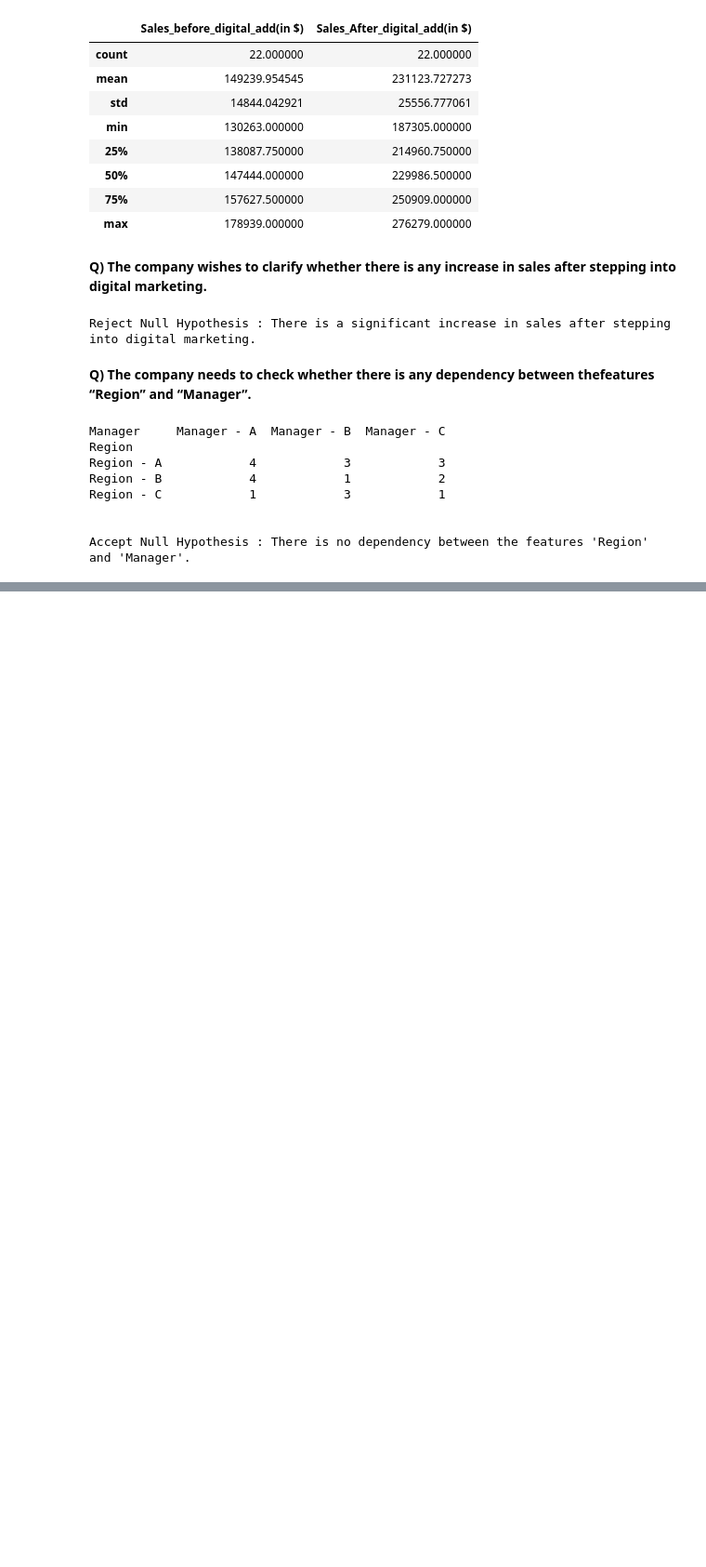
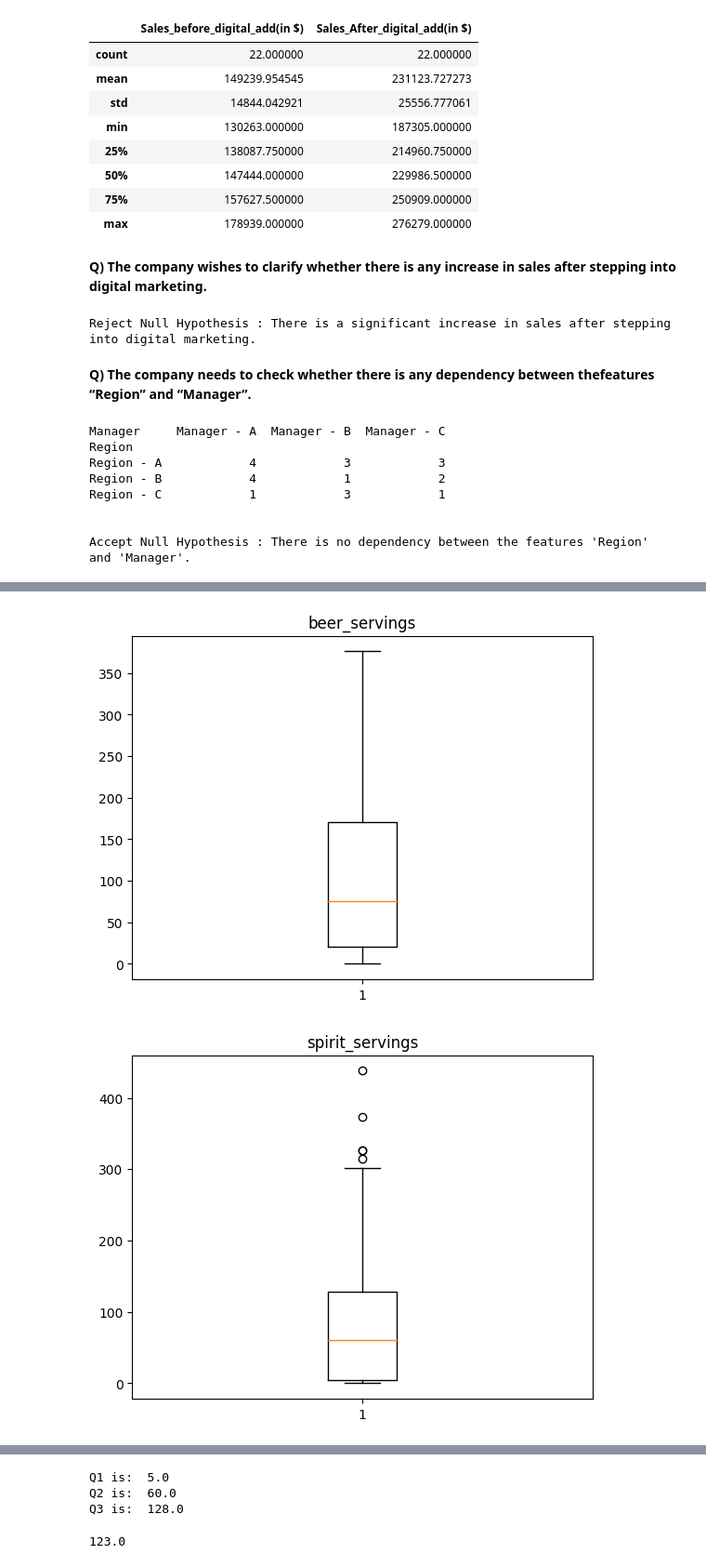
Before and after one commit to thedemonKingx1337/DSA_ICTAK_PythonBase, a Jupyter notebook: DSA_PythonBase.ipynb, the cells around one changed output, grey strips where cells are left out. Shown at 93% size. Cells and saved outputs as stored; diff of their text form; code cells hidden in the pictures; blank space fills up the shorter version.

```diff
--- a/DSA_PythonBase.ipynb
+++ b/DSA_PythonBase.ipynb
@@ -2181,0 +2610,7 @@ Accept Null Hypothesis : There is no dependency between the features 'Region' an
+# %%
+data['beer_servings'] = data['beer_servings'].fillna(data['beer_servings'].median())
+data['spirit_servings'] = data['spirit_servings'].fillna(data['spirit_servings'].median())
+data['wine_servings'] = data['wine_servings'].fillna(data['wine_servings'].median())
+data['total_litres_of_pure_alcohol'] = data['total_litres_of_pure_alcohol'].fillna(data['total_litres_of_pure_alcohol'].median())
+
+data.isna().sum()
@@ -2181,0 +2625,9 @@ Accept Null Hypothesis : There is no dependency between the features 'Region' an
+# %%
+num_columns = ['beer_servings', 'spirit_servings', 'wine_servings', 'total_litres_of_pure_alcohol']
+for i in num_columns:
+ plt.figure()
+ plt.boxplot(data[i])
+ plt.title(i);
+# %% [output]
+[figure, added]
+[figure, added]
@@ -2181,0 +2636,17 @@ Accept Null Hypothesis : There is no dependency between the features 'Region' an
+# %%
+# 'spirit_servings', 'wine_servings'
+Q1 = np.percentile(data['spirit_servings'],25, method='midpoint')
+Q2 = np.percentile(data['spirit_servings'], 50, method="midpoint")
+Q3 = np.percentile(data['spirit_servings'],75, method='midpoint')
+print("Q1 is: ",Q1)
+print("Q2 is: ",Q2)
+print("Q3 is: ",Q3)
+# %% [output]
+Q1 is:  5.0
+Q2 is:  60.0
+Q3 is:  128.0
+# %%
+IQR = Q3 -Q1
+print(IQR)
+# %% [output]
+123.0
```
Also changed, not shown: parts of 74 cells of this notebook.
